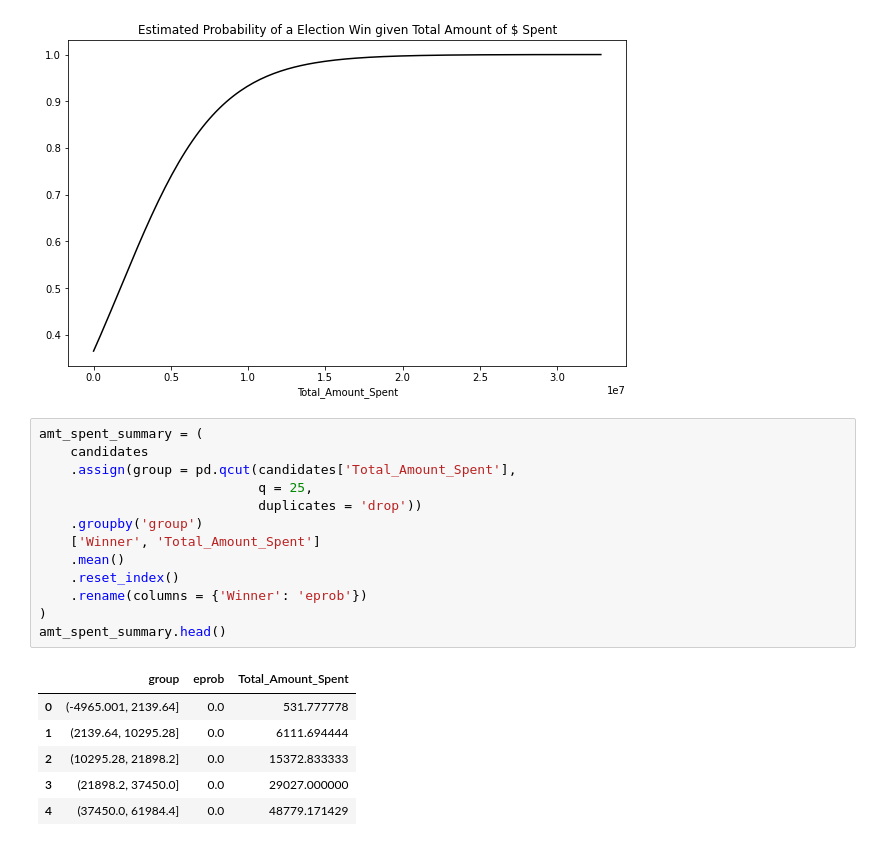
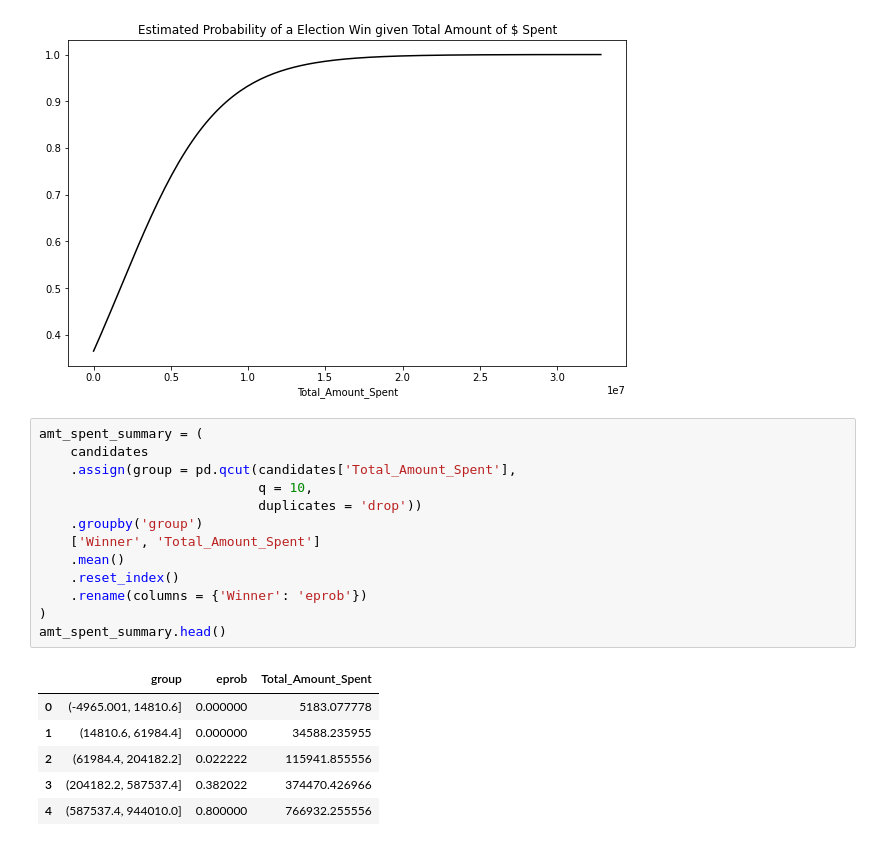
Before and after one commit to nss-data-science-cohort-6/webscraping_open_secrets-malted_milk_balls, a Jupyter notebook: Notebooks/candidates_logisitic_regression.ipynb, the cells around one changed output. Cells and saved outputs as stored; diff of their text form.

```diff
--- a/Notebooks/candidates_logisitic_regression.ipynb
+++ b/Notebooks/candidates_logisitic_regression.ipynb
@@ -79,22 +79,22 @@ fit_df.plot(x = 'Total_Amount_Spent',
 # %%
 amt_spent_summary = (
     candidates
     .assign(group = pd.qcut(candidates['Total_Amount_Spent'],
-                            q = 25,
+                            q = 10,
                             duplicates = 'drop'))
     .groupby('group')
     ['Winner', 'Total_Amount_Spent']
     .mean()
     .reset_index()
     .rename(columns = {'Winner': 'eprob'})
 )
 amt_spent_summary.head()
 # %% [output]
 |  | group | eprob | Total_Amount_Spent |
-| 0 | (-4965.001, 2139.64] | 0.0 | 531.777778 |
-| 1 | (2139.64, 10295.28] | 0.0 | 6111.694444 |
-| 2 | (10295.28, 21898.2] | 0.0 | 15372.833333 |
-| 3 | (21898.2, 37450.0] | 0.0 | 29027.000000 |
-| 4 | (37450.0, 61984.4] | 0.0 | 48779.171429 |
+| 0 | (-4965.001, 14810.6] | 0.000000 | 5183.077778 |
+| 1 | (14810.6, 61984.4] | 0.000000 | 34588.235955 |
+| 2 | (61984.4, 204182.2] | 0.022222 | 115941.855556 |
+| 3 | (204182.2, 587537.4] | 0.382022 | 374470.426966 |
+| 4 | (587537.4, 944010.0] | 0.800000 | 766932.255556 |
 # %%
 amt_spent_summary['fit_prob'] = amount_spent_logreg.predict(amt_spent_summary[['Total_Amount_Spent']])
```
Also changed, not shown: parts of 5 cells of this notebook.
